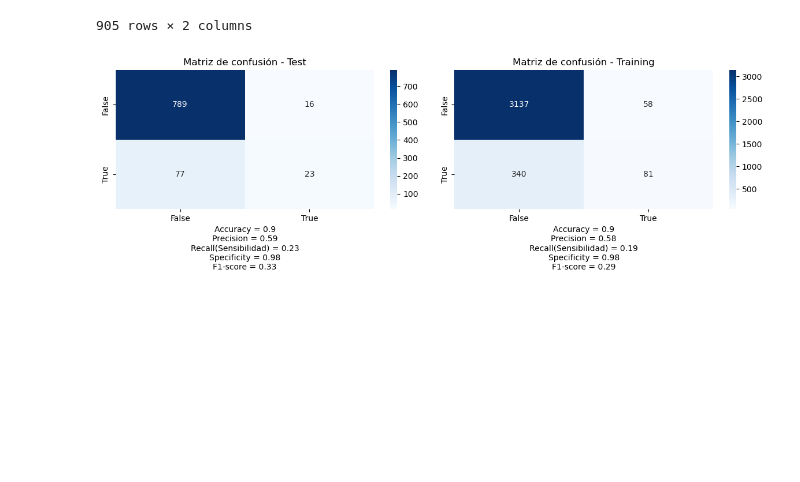
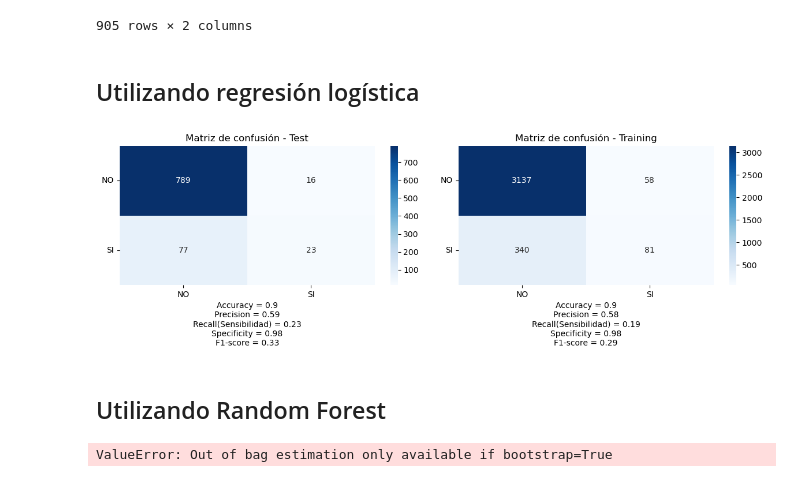
Before and after one commit to orlandoch/coding-dojo, a Jupyter notebook: tareas-week07/tarea_metricas_clasificacion.ipynb, the cells around one changed output. Cells and saved outputs as stored; diff of their text form; code cells hidden in the pictures; blank space fills up the shorter version.

```diff
--- a/tareas-week07/tarea_metricas_clasificacion.ipynb
+++ b/tareas-week07/tarea_metricas_clasificacion.ipynb
@@ -98,6 +98,8 @@ resultsTrain['predicted_l1_c1'] = logReg.predict(X_train)
 | 903 | 0 | 1 |
 | 904 | 0 | 0 |
 905 rows × 2 columns
+# %% [markdown]
+## Utilizando regresión logística
 # %%
 logReg = LogisticRegression(penalty='l2',C=1,solver='liblinear')
 logReg.fit(X_train, y_train)
@@ -118,8 +120,9 @@ fig,axes = plt.subplots(1,2,figsize=(12,4))
 
 
 hmap = sns.heatmap(ax=axes[0],data=confTest,cmap='Blues',annot=True,fmt='g')
-hmap.set_xticklabels(['False','True'])
-hmap.set_yticklabels(['False','True'])
+hmap.set_xticklabels(['NO','SI'],rotation = 0)
+hmap.set_yticklabels(['NO','SI'],rotation = 0)
+
 hmap.set_title('Matriz de confusión - Test')
 
 tn, fp, fn, tp = confusion_matrix(resultsTest['expected'],resultsTest['predicted_l1_c1']).ravel()
@@ -127,33 +130,97 @@ acurracy = (tp + tn) / (tp + tn  + fp + fn)
 precision = tp / (tp + fp)
 specificity = tn / (tn + fp)
 recall = tp / (tp+fn)
 f1 = 2*(precision*recall)/(precision + recall)
 
 metricsText = 'Accuracy = ' + str(round(acurracy,2))
 metricsText += '\nPrecision = ' + str(round(precision,2))
 metricsText += '\nRecall(Sensibilidad) = ' + str(round(recall,2))
 metricsText += '\nSpecificity = ' + str(round(specificity,2))
 metricsText += '\nF1-score = ' + str(round(f1,2))
 hmap.set_xlabel(metricsText)
 
 hmap = sns.heatmap(ax=axes[1],data=confTraining,cmap='Blues',annot=True,fmt='g')
-hmap.set_xticklabels(['False','True'])
-hmap.set_yticklabels(['False','True'])
+hmap.set_xticklabels(['NO','SI'],rotation = 0)
+hmap.set_yticklabels(['NO','SI'],rotation = 0)
 hmap.set_title('Matriz de confusión - Training')
 
 tn, fp, fn, tp = confusion_matrix(resultsTrain['expected'],resultsTrain['predicted_l1_c1']).ravel()
 precision = tp / (tp + fp)
 specificity = tn / (tn + fp)
 recall = tp / (tp+fn)
 f1 = 2*(precision*recall)/(precision + recall)
 
 metricsText = 'Accuracy = ' + str(round(acurracy,2))
 metricsText += '\nPrecision = ' + str(round(precision,2))
 metricsText += '\nRecall(Sensibilidad) = ' + str(round(recall,2))
 metricsText += '\nSpecificity = ' + str(round(specificity,2))
 metricsText += '\nF1-score = ' + str(round(f1,2))
 hmap.set_xlabel(metricsText)
 
 fig.tight_layout()
 # %% [output]
-[figure, old version]
+[figure, new version]
+# %% [markdown]
+## Utilizando Random Forest
+# %%
+rfClf = RandomForestClassifier(bootstrap=True, max_depth=10,
+            max_features='auto', n_estimators=3000, n_jobs=100,
+            oob_score=True, random_state=3)
+rfClf.fit(X_train, y_train)
+
+resultsTest = pd.DataFrame(y_test, columns=['expected'])
+resultsTrain = pd.DataFrame(y_train, columns=['expected'])
+
+resultsTest['predicted_l1_c1'] = rfClf.predict(X_test)
+resultsTrain['predicted_l1_c1'] = rfClf.predict(X_train)
+
+
+confTest = confusion_matrix(resultsTest['expected'], resultsTest['predicted_l1_c1'])
+confTraining = confusion_matrix(resultsTrain['expected'], resultsTrain['predicted_l1_c1'])
+
+
+plt.style.use('default')
+fig,axes = plt.subplots(1,2,figsize=(12,4))
+
+
+hmap = sns.heatmap(ax=axes[0],data=confTest,cmap='Blues',annot=True,fmt='g')
+hmap.set_xticklabels(['NO','SI'],rotation = 0)
+hmap.set_yticklabels(['NO','SI'],rotation = 0)
+
+hmap.set_title('Matriz de confusión - Test')
+
+tn, fp, fn, tp = confusion_matrix(resultsTest['expected'],resultsTest['predicted_l1_c1']).ravel()
+acurracy = (tp + tn) / (tp + tn  + fp + fn)
+precision = tp / (tp + fp)
+specificity = tn / (tn + fp)
+recall = tp / (tp+fn)
+f1 = 2*(precision*recall)/(precision + recall)
+
+metricsText = 'Accuracy = ' + str(round(acurracy,2))
+metricsText += '\nPrecision = ' + str(round(precision,2))
+metricsText += '\nRecall(Sensibilidad) = ' + str(round(recall,2))
+metricsText += '\nSpecificity = ' + str(round(specificity,2))
+metricsText += '\nF1-score = ' + str(round(f1,2))
+hmap.set_xlabel(metricsText)
+
+hmap = sns.heatmap(ax=axes[1],data=confTraining,cmap='Blues',annot=True,fmt='g')
+hmap.set_xticklabels(['NO','SI'],rotation = 0)
+hmap.set_yticklabels(['NO','SI'],rotation = 0)
+hmap.set_title('Matriz de confusión - Training')
+
+tn, fp, fn, tp = confusion_matrix(resultsTrain['expected'],resultsTrain['predicted_l1_c1']).ravel()
+precision = tp / (tp + fp)
+specificity = tn / (tn + fp)
+recall = tp / (tp+fn)
+f1 = 2*(precision*recall)/(precision + recall)
+
+metricsText = 'Accuracy = ' + str(round(acurracy,2))
+metricsText += '\nPrecision = ' + str(round(precision,2))
+metricsText += '\nRecall(Sensibilidad) = ' + str(round(recall,2))
+metricsText += '\nSpecificity = ' + str(round(specificity,2))
+metricsText += '\nF1-score = ' + str(round(f1,2))
+hmap.set_xlabel(metricsText)
+
+fig.tight_layout()
+# %% [output]
+ValueError: Out of bag estimation only available if bootstrap=True
```
Also changed, not shown: parts of 1 cell of this notebook.
